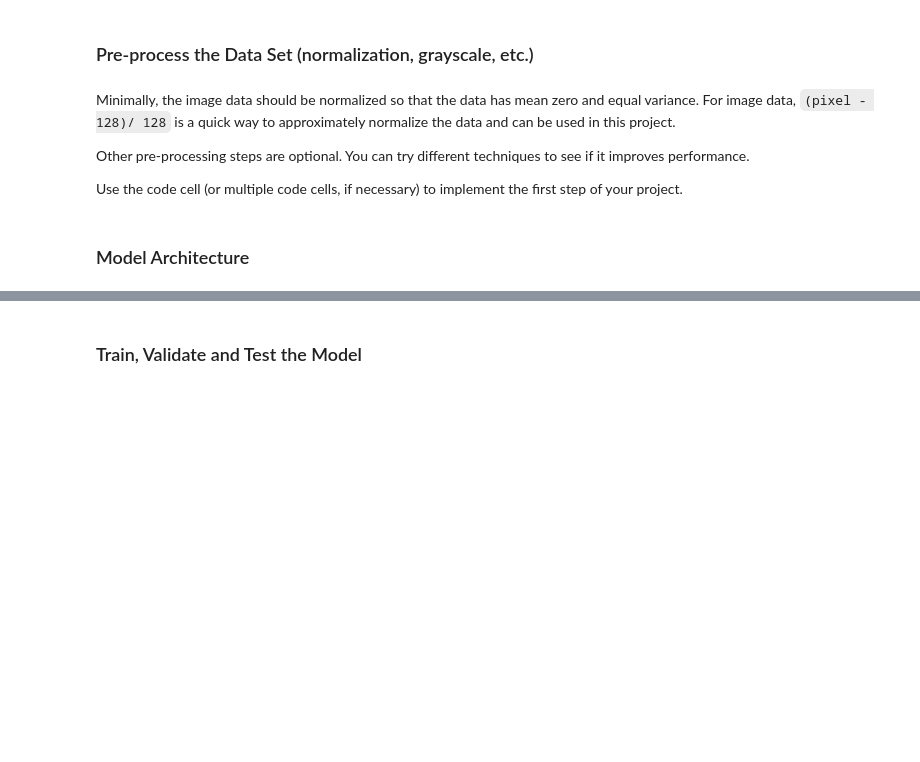
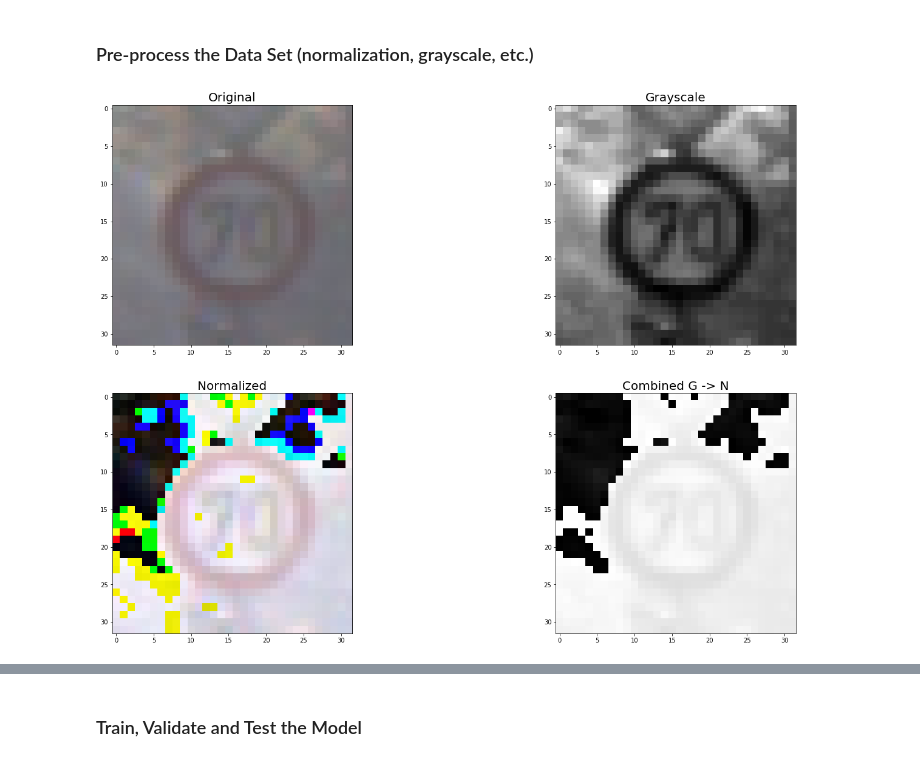
Before and after one commit to CameronFraser/sdcnd-3-traffic-sign-classifier, a Jupyter notebook: Traffic_Sign_Classifier.ipynb, the cells around one changed output, grey strips where cells are left out. Drawn from its saved outputs; the diff is of its cells as text; code cells hidden in the pictures; blank space fills up the shorter version.

Commit message:
Add image preprocessing and description of model architectures

```diff
--- a/Traffic_Sign_Classifier.ipynb
+++ b/Traffic_Sign_Classifier.ipynb
@@ -102,8 +110,2 @@ plt.show()
 # %% [markdown]
 ### Pre-process the Data Set (normalization, grayscale, etc.)
-# %% [markdown]
-Minimally, the image data should be normalized so that the data has mean zero and equal variance. For image data, `(pixel - 128)/ 128` is a quick way to approximately normalize the data and can be used in this project.
-
-Other pre-processing steps are optional. You can try different techniques to see if it improves performance.
-
-Use the code cell (or multiple code cells, if necessary) to implement the first step of your project.
@@ -114,2 +111,0 @@ Use the code cell (or multiple code cells, if necessary) to implement the first
-# %% [markdown]
-### Model Architecture
@@ -118,0 +112,19 @@ Use the code cell (or multiple code cells, if necessary) to implement the first
+# %%
+def normalize(img):
+    return (img - 128) / 128
+
+def grayscale(img):
+    return cv2.cvtColor(img, cv2.COLOR_RGB2GRAY)
+
+X_train, y_train = shuffle(X_train, y_train)
+
+test_img = X_train[0]
+gray_test = grayscale(test_img)
+normalize_test = normalize(test_img)
+combined_gray_first = normalize(gray_test)
+image_set = [test_img, gray_test, normalize_test, combined_gray_first]
+labels = ["Original", "Grayscale", "Normalized", "Combined G -> N"]
+
+plot_images(image_set, 2, labels)
+# %% [output]
+[figure, added]
```
Also changed, not shown: parts of 9 cells of this notebook, 2 other files.
